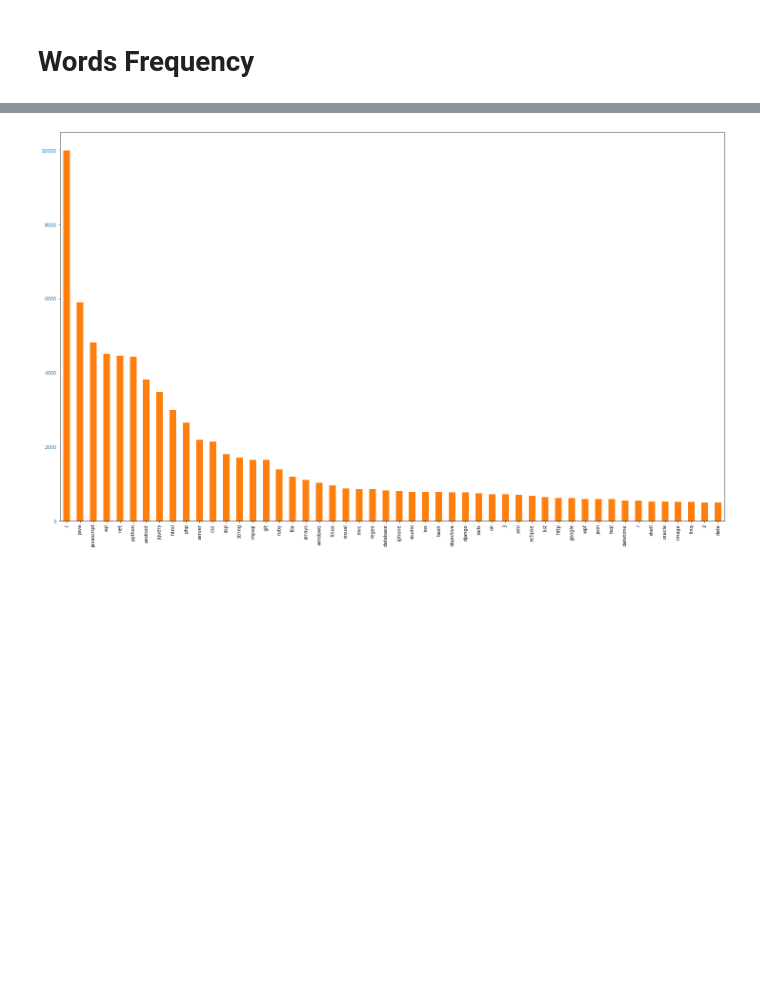
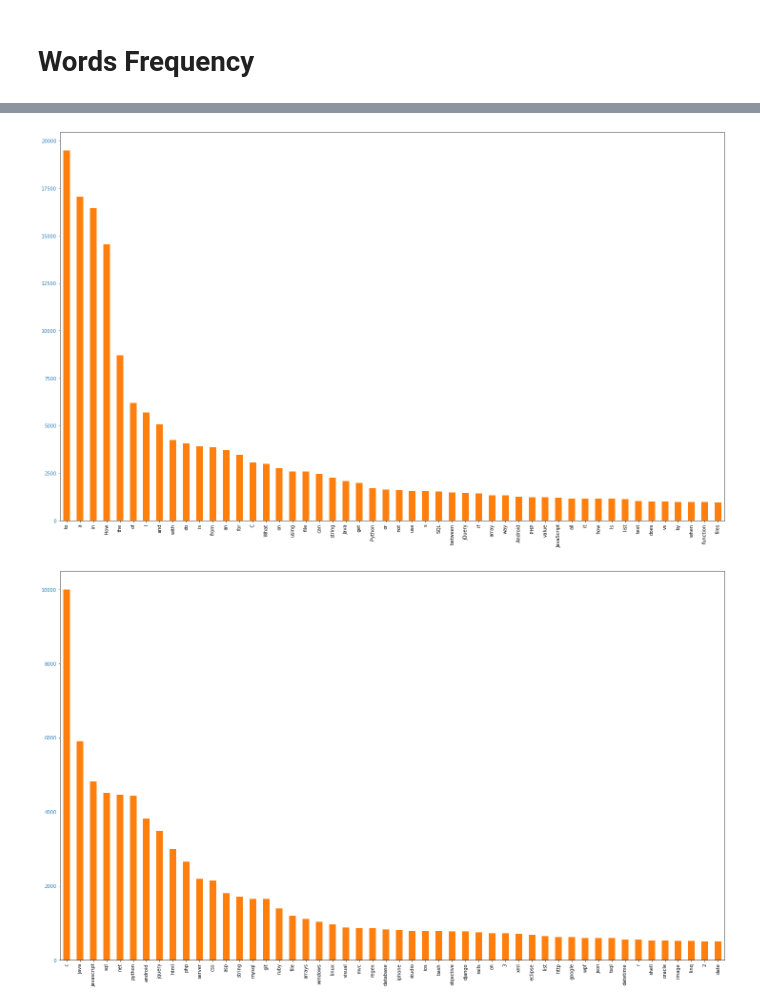
Before and after one commit to AbdifatahAHMEDAWALEH/Machine-Learning-Project-5, a Jupyter notebook: IML_P5_Exploration.ipynb, the cells around one changed output, grey strips where cells are left out. Drawn from its saved outputs; the diff is of its cells as text; code cells hidden in the pictures; blank space fills up the shorter version.

```diff
--- a/IML_P5_Exploration.ipynb
+++ b/IML_P5_Exploration.ipynb
@@ -110,15 +111,17 @@ plt.show()
 # %%
 # caractéristique de la courbe
 fig = plt.figure(figsize = (25,15))
 ax1 = plt.subplot()
 # histogramme
-ax1 = all_words_Body_df.text_words.value_counts().sort_values(ascending=False)[0:50].plot(kind='bar',color="C1")
+ax1 = all_words_Title_df.Title_words.value_counts().sort_values(ascending=False)[0:50].plot(kind='bar',color="C1")
 plt.xticks(rotation=90)
 # couleurs
 ax1.tick_params(axis="y", colors="C0")
 # Annotations
 plt.xticks(rotation=90)
 plt.show()
+# %% [output]
+[figure, added]
 # %%
 # caractéristique de la courbe
 fig = plt.figure(figsize = (25,15))
```
Also changed, not shown: parts of 10 cells of this notebook.
